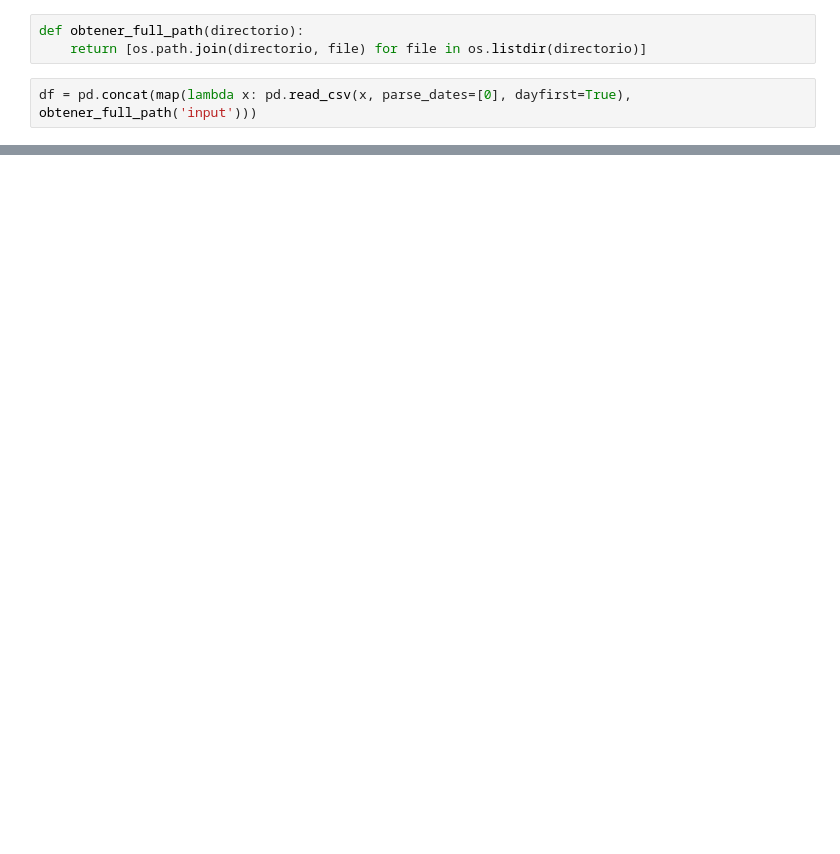
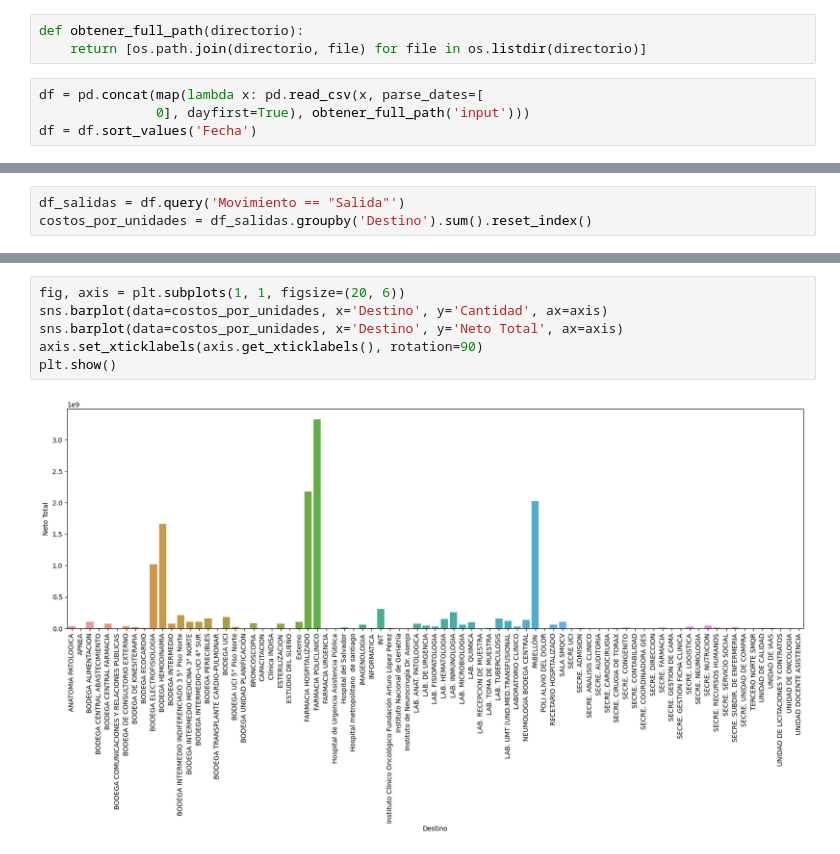
Before and after one commit to JavierRojas14/int, a Jupyter notebook: Finanzas/analisis_gasto_por_servicio/2022/analisis.ipynb, the cells around one changed output, grey strips where cells are left out. Saved outputs shown, nothing was run; the diff lists cells and outputs as text; blank space fills up the shorter version.

Commit message:
Se hizo el analisis de costos

```diff
--- a/Finanzas/analisis_gasto_por_servicio/2022/analisis.ipynb
+++ b/Finanzas/analisis_gasto_por_servicio/2022/analisis.ipynb
@@ -5,4 +7,6 @@ import os
 def obtener_full_path(directorio):
     return [os.path.join(directorio, file) for file in os.listdir(directorio)]
 # %%
-df = pd.concat(map(lambda x: pd.read_csv(x, parse_dates=[0], dayfirst=True), obtener_full_path('input')))
+df = pd.concat(map(lambda x: pd.read_csv(x, parse_dates=[
+               0], dayfirst=True), obtener_full_path('input')))
+df = df.sort_values('Fecha')
@@ -24,0 +13,3 @@ df.sort_values('Fecha')
+# %%
+df_salidas = df.query('Movimiento == "Salida"')
+costos_por_unidades = df_salidas.groupby('Destino').sum().reset_index()
@@ -24,0 +32,8 @@ df.sort_values('Fecha')
+# %%
+fig, axis = plt.subplots(1, 1, figsize=(20, 6))
+sns.barplot(data=costos_por_unidades, x='Destino', y='Cantidad', ax=axis)
+sns.barplot(data=costos_por_unidades, x='Destino', y='Neto Total', ax=axis)
+axis.set_xticklabels(axis.get_xticklabels(), rotation=90)
+plt.show()
+# %% [output]
+[figure, added]
```
Also changed, not shown: parts of 3 cells of this notebook, 3 other files.
